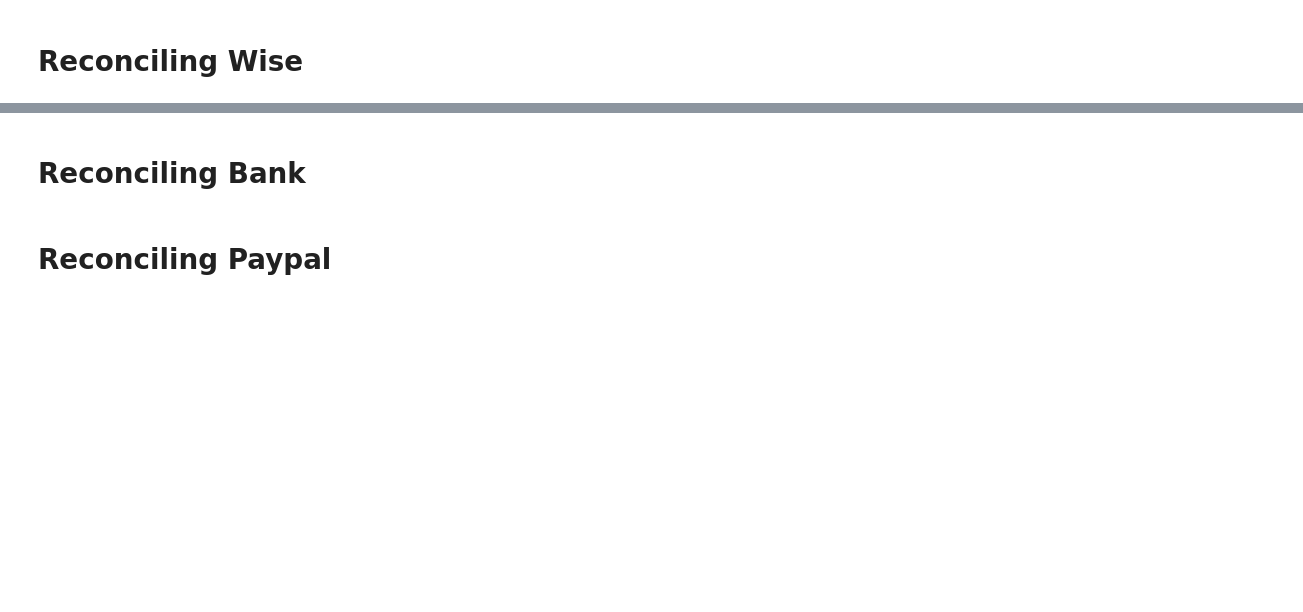
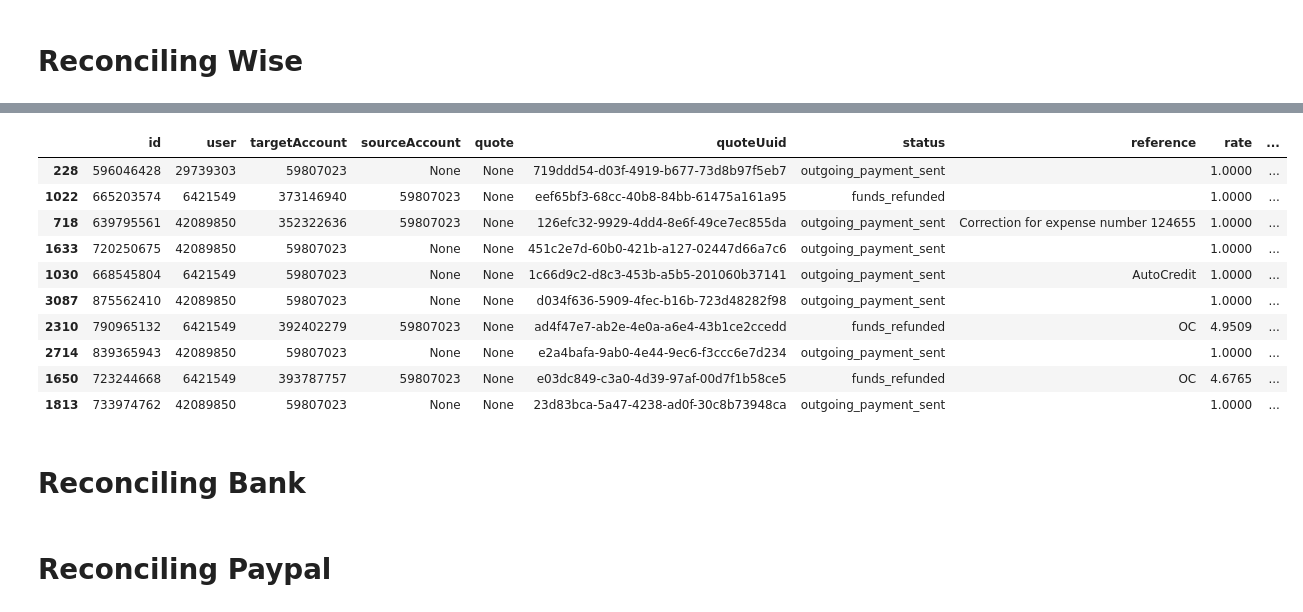
Before and after one commit to opencollective/accounting-export, a Jupyter notebook: oc_prepare_export.ipynb, the cells around one changed output, grey strips where cells are left out. Cells and saved outputs as stored; diff of their text form; code cells hidden in the pictures; blank space fills up the shorter version.

Commit message:
fix: add missing payoutmethod query and wise reconciliation basics

```diff
--- a/oc_prepare_export.ipynb
+++ b/oc_prepare_export.ipynb
@@ -136,6 +141,11 @@ def fetch_transactions():
               service
               __typename
             }
+            type
+          }
+          payoutMethod {
+            type
+            name
             type
           }
           giftCardEmitterAccount {
@@ -233,6 +243,7 @@ def fetch_transactions():
 
         max_retries = 10  # Setting the maximum number of retries
         retries = 0  # Initial retry count
+        response = ''
 
         while retries < max_retries:
             try:
@@ -241,9 +252,9 @@ def fetch_transactions():
                     url, json={'query': query, 'variables': variables}, headers=headers)
                 json_data = response.json()
                 break
-            except:
+            except Exception as e:
                 print("Request failed. Attempt:", retries + 1)
-                print(response)
+                print(e)
                 retries += 1
                 time.sleep(10)
 
@@ -634,2 +666,6 @@ df_platform.head()
 # %% [markdown]
 # Reconciling Wise
+# %%
+df_wise_reconciliation = df_wise.copy()
+print(df_wise_reconciliation.info())
+df_wise_reconciliation.head()
@@ -635,0 +696,4 @@ df_platform.head()
+# %%
+df_platform_wise = df_platform[(df_platform['kind'] == 'EXPENSE') & (df_platform['payoutMethod.type'] == 'BANK_ACCOUNT')]
+print(df_platform_wise.info())
+df_platform_wise.head()
@@ -635,0 +724,14 @@ df_platform.head()
+# %%
+merged_df = pd.merge(df_wise_reconciliation, df_platform_wise[['merchantId', 'id']].dropna(subset=['merchantId']).astype({'merchantId': 'int64'}), left_on='id', right_on='merchantId', how='left', suffixes=('', '_platform_transaction'))
+
+# Drop the extra 'merchantId' column from the merge
+# merged_df.drop(columns='merchantId', inplace=True)
+
+# Assign the resulting dataframe back to df_stripe
+df_wise_reconciliation = merged_df
+
+print(f"Wise transactions that have a corresponding platform transaction: {len(df_wise_reconciliation[df_wise_reconciliation['id_platform_transaction'].notnull()])}")
+print(f"Wise transactions without a corresponding platform transaction: {len(df_wise_reconciliation[df_wise_reconciliation['id_platform_transaction'].isnull()])}")
+print(f"Percentage of Wise transactions that have a corresponding platform transaction: {round(len(df_wise_reconciliation[df_wise_reconciliation['id_platform_transaction'].notnull()])/len(df_wise_reconciliation)*100, 2)}%")
+
+df_wise_reconciliation.head()
@@ -636,3 +748,18 @@ df_platform.head()
+# %%
+df_wise_remainder = df_wise_reconciliation[df_wise_reconciliation['id_platform_transaction'].isnull()]
+df_wise_remainder.sample(10)
+# %% [output]
+|  | id | user | targetAccount | sourceAccount | quote | quoteUuid | status | reference | rate | ... |
+| 228 | 596046428 | 29739303 | 59807023 | None | None | 719ddd54-d03f-4919-b677-73d8b97f5eb7 | outgoing_payment_sent |  | 1.0000 | ... |
+| 1022 | 665203574 | 6421549 | 373146940 | 59807023 | None | eef65bf3-68cc-40b8-84bb-61475a161a95 | funds_refunded |  | 1.0000 | ... |
+| 718 | 639795561 | 42089850 | 352322636 | 59807023 | None | 126efc32-9929-4dd4-8e6f-49ce7ec855da | outgoing_payment_sent | Correction for expense number 124655 | 1.0000 | ... |
+| 1633 | 720250675 | 42089850 | 59807023 | None | None | 451c2e7d-60b0-421b-a127-02447d66a7c6 | outgoing_payment_sent |  | 1.0000 | ... |
+| 1030 | 668545804 | 6421549 | 59807023 | None | None | 1c66d9c2-d8c3-453b-a5b5-201060b37141 | outgoing_payment_sent | AutoCredit | 1.0000 | ... |
+| 3087 | 875562410 | 42089850 | 59807023 | None | None | d034f636-5909-4fec-b16b-723d48282f98 | outgoing_payment_sent |  | 1.0000 | ... |
+| 2310 | 790965132 | 6421549 | 392402279 | 59807023 | None | ad4f47e7-ab2e-4e0a-a6e4-43b1ce2ccedd | funds_refunded | OC | 4.9509 | ... |
+| 2714 | 839365943 | 42089850 | 59807023 | None | None | e2a4bafa-9ab0-4e44-9ec6-f3ccc6e7d234 | outgoing_payment_sent |  | 1.0000 | ... |
+| 1650 | 723244668 | 6421549 | 393787757 | 59807023 | None | e03dc849-c3a0-4d39-97af-00d7f1b58ce5 | funds_refunded | OC | 4.6765 | ... |
+| 1813 | 733974762 | 42089850 | 59807023 | None | None | 23d83bca-5a47-4238-ad0f-30c8b73948ca | outgoing_payment_sent |  | 1.0000 | ... |
 # %% [markdown]
 # Reconciling Bank
 # %% [markdown]
```
Also changed, not shown: parts of 10 cells of this notebook.
